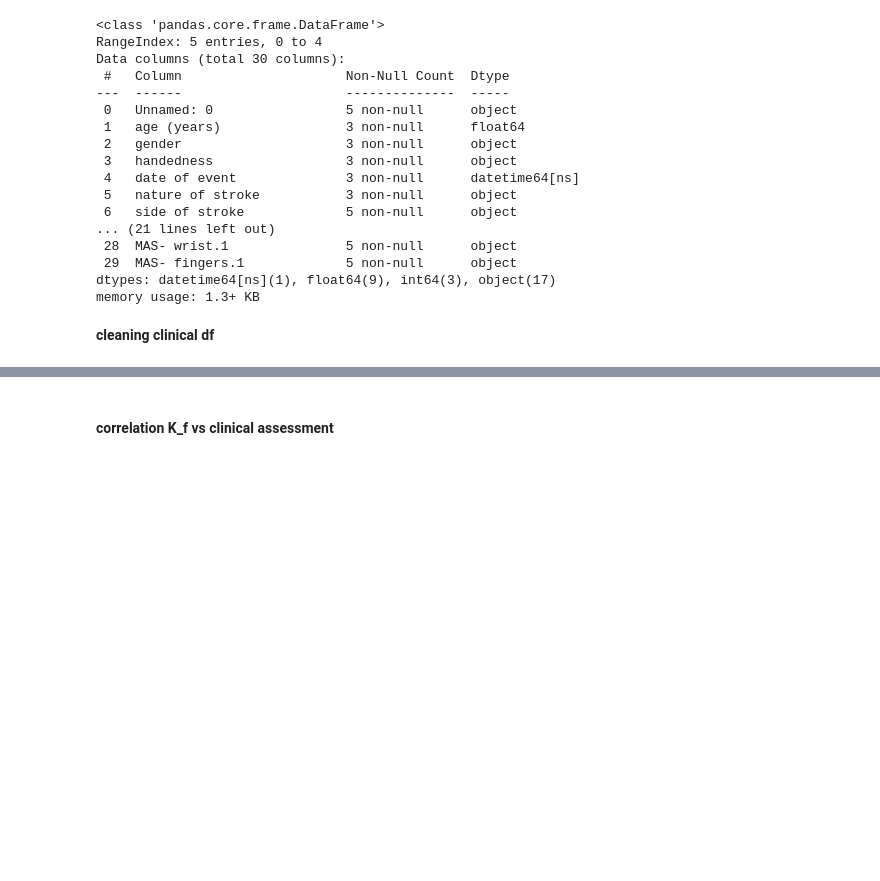
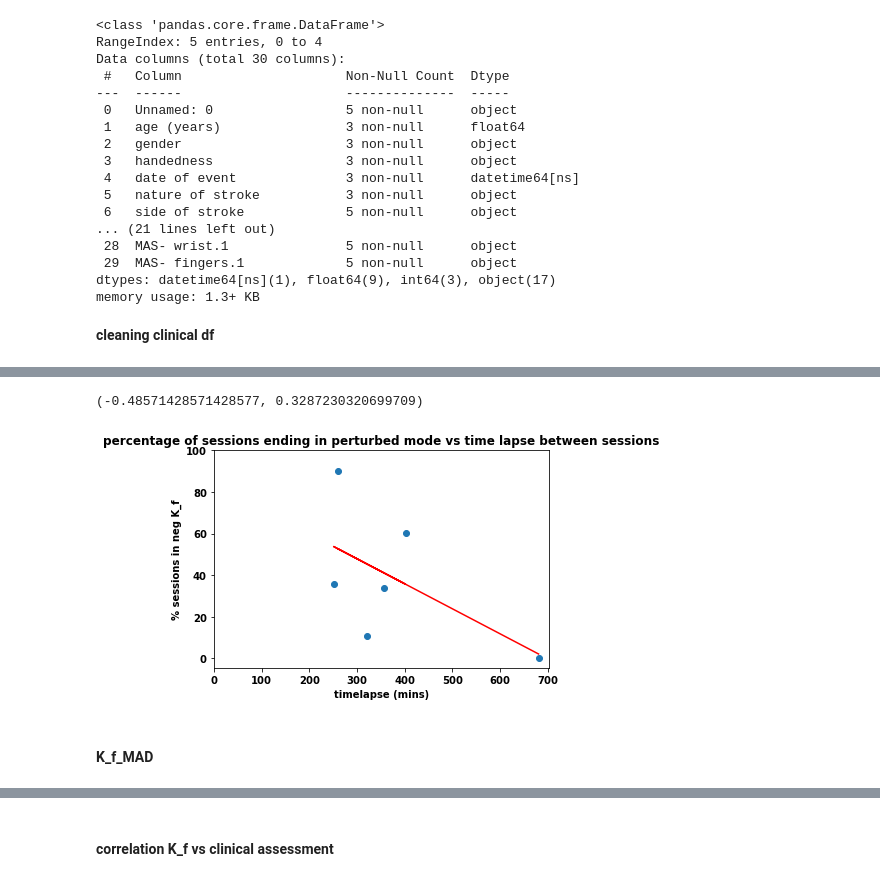
Before and after one commit to doscsy12/robotic_hometherapy, a Jupyter notebook: EDA_K_f.ipynb, the cells around one changed output, grey strips where cells are left out. Drawn from its saved outputs; the diff is of its cells as text; code cells hidden in the pictures; blank space fills up the shorter version.

```diff
--- a/EDA_K_f.ipynb
+++ b/EDA_K_f.ipynb
@@ -112,0 +235,12 @@ plt.show();
+# %%
+timelapsedict = {
+  1: 681,
+  2: 251,
+  3: 356,
+  4: 402,
+  5: 321,
+  6: 261,
+}
+# %%
+K_f_final['timelapse'] = K_f_final['player_nr'].map(timelapsedict)
+K_f_final
@@ -112,0 +255,23 @@ plt.show();
+# %%
+rho, p = scipy.stats.spearmanr(K_f_final['timelapse'],K_f_final['pct_Kf_neg'])
+rho, p
+# %% [output]
+(-0.48571428571428577, 0.3287230320699709)
+# %%
+# coorelation between neg K-f and time lapse between sessions
+plt.scatter(K_f_final['timelapse'],K_f_final['pct_Kf_neg'],marker='o')
+
+# plot trendline (linear fitting)
+z = np.polyfit(K_f_final['timelapse'],K_f_final['pct_Kf_neg'], 1)
+p = np.poly1d(z)
+plt.plot(K_f_final['timelapse'],p(K_f_final['timelapse']),'r-')
+plt.xlim(left=0)
+plt.ylim(top=100)
+plt.xlabel('timelapse (mins)')
+plt.ylabel('% sessions in neg K_f')
+plt.title('percentage of sessions ending in perturbed mode vs time lapse between sessions',fontsize=12)
+plt.show();
+# %% [output]
+[figure, added]
+# %% [markdown]
+#### K_f_MAD
```
Also changed, not shown: parts of 41 cells of this notebook.
